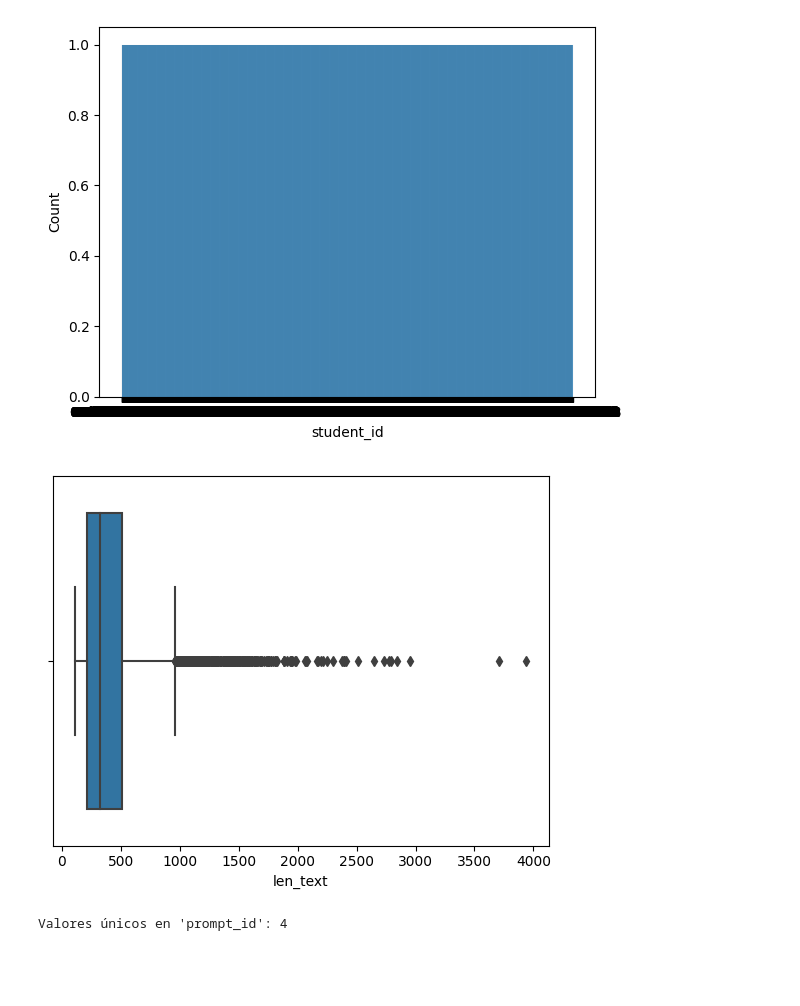
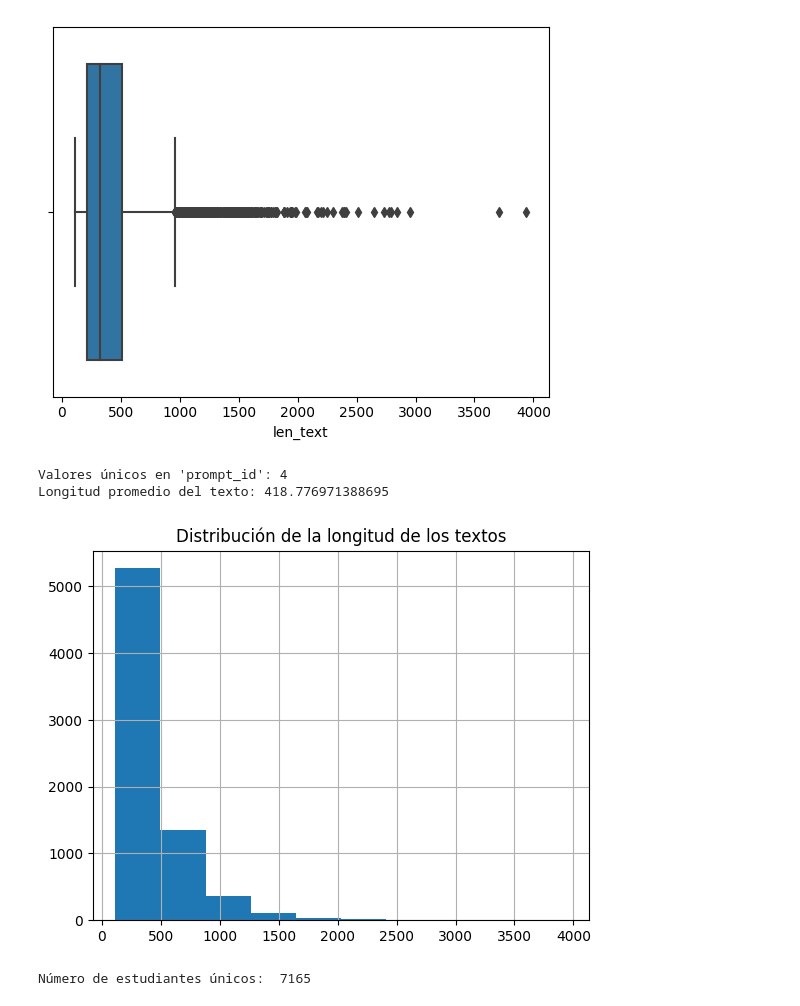
Before and after one commit to MarianoReyes/Proyecto_DataScience, a Jupyter notebook: analisis_exploratorio.ipynb, the cells around one changed output. Saved outputs shown, nothing was run; the diff lists cells and outputs as text; code cells hidden in the pictures; blank space fills up the shorter version.

```diff
--- a/analisis_exploratorio.ipynb
+++ b/analisis_exploratorio.ipynb
@@ -2,21 +2,22 @@
 import pandas as pd
 import seaborn as sns
 import matplotlib.pyplot as plt
+from sklearn.feature_extraction.text import CountVectorizer
 
 # Cargamos los datos de los cuatro archivos csv
-df_summaries_test = pd.read_csv('data/summaries_test.csv')
 df_summaries_train = pd.read_csv('data/summaries_train.csv')
-df_prompts_test = pd.read_csv('data/prompts_test.csv')
-df_prompts_train = pd.read_csv('data/prompts_train.csv')
 
 # Verificamos que se hayan cargado bien, mostrando las primeras filas de cada uno
-print(df_summaries_test.head())
 print(df_summaries_train.head())
-print(df_prompts_test.head())
-print(df_prompts_train.head())
 
 # Generamos estadísticas descriptivas para las columnas numéricas de df_summaries_test
 print(df_summaries_train.describe())
+
+# Usamos CountVectorizer para analizar las palabras más frecuentes en 'prompt_text'
+vectorizer = CountVectorizer(max_features=10, stop_words='english')
+X = vectorizer.fit_transform(df_summaries_train['text'].values.astype('U'))  # Convierte los NaN en cadena vacía
+top_words = vectorizer.get_feature_names_out()
+print('Las 10 palabras más comunes en \'prompt_text\' son:', top_words)
 
 # Como ejemplo, suponemos que la variable 'text' es de formato string y deseamos conocer la cantidad de caracteres en ella,
 # generamos una nueva columna en el dataframe con dicha información
@@ -28,4 +29,26 @@ plt.show()
 
 # Listamos la cantidad de valores distintos en la columna 'prompt_id'
 print("Valores únicos en 'prompt_id':", df_summaries_train['prompt_id'].nunique())
+
+# Exploración de las columnas de texto y categorías
+# Agrega una columna con la longitud del texto
+df_summaries_train['text_length'] = df_summaries_train['text'].str.len()
+
+# Muestra la longitud promedio del texto
+print('Longitud promedio del texto:', df_summaries_train['text_length'].mean())
+
+# Histograma de las longitudes de 'text'
+df_summaries_train['text_length'].hist()
+plt.title('Distribución de la longitud de los textos')
+plt.show()
+
+# Analizar cantidad de 'student_id' únicos
+num_unique_students = df_summaries_train['student_id'].nunique()
+print('Número de estudiantes únicos: ', num_unique_students)
+
+# Analizar cuántas veces cada estudiante aparece en el dataset
+student_counts = df_summaries_train['student_id'].value_counts()
+student_counts.hist()
+plt.title('Distribución de la cantidad de respuestas por estudiante')
+plt.show()
 # %% [output]
@@ -49,3 +72,5 @@ max       3.900326     4.310693
-[figure, old version]
+[figure, new version]
+Valores únicos en 'prompt_id': 4
+Longitud promedio del texto: 418.776971388695
-[figure, old version]
+[figure, new version]
-Valores únicos en 'prompt_id': 4
+Número de estudiantes únicos:  7165
```
Also changed, not shown: parts of 2 cells of this notebook.
